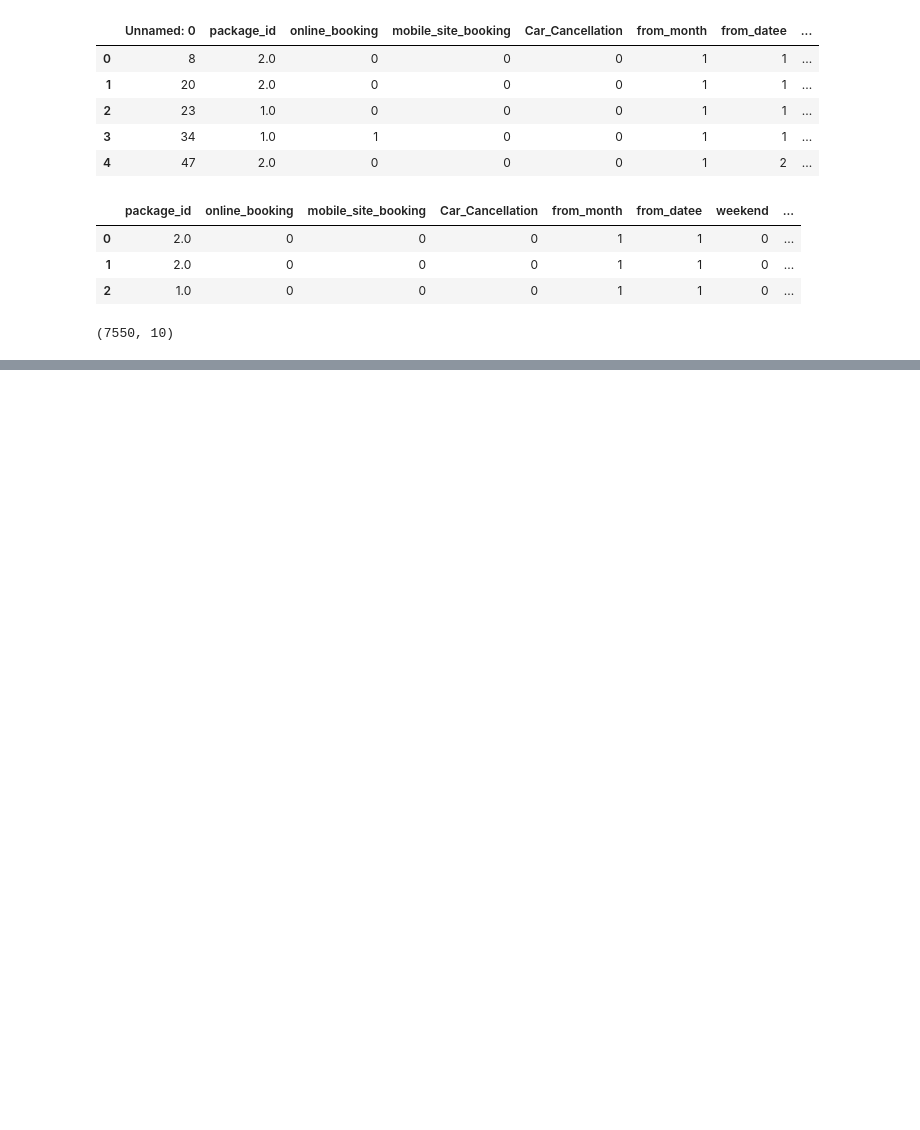
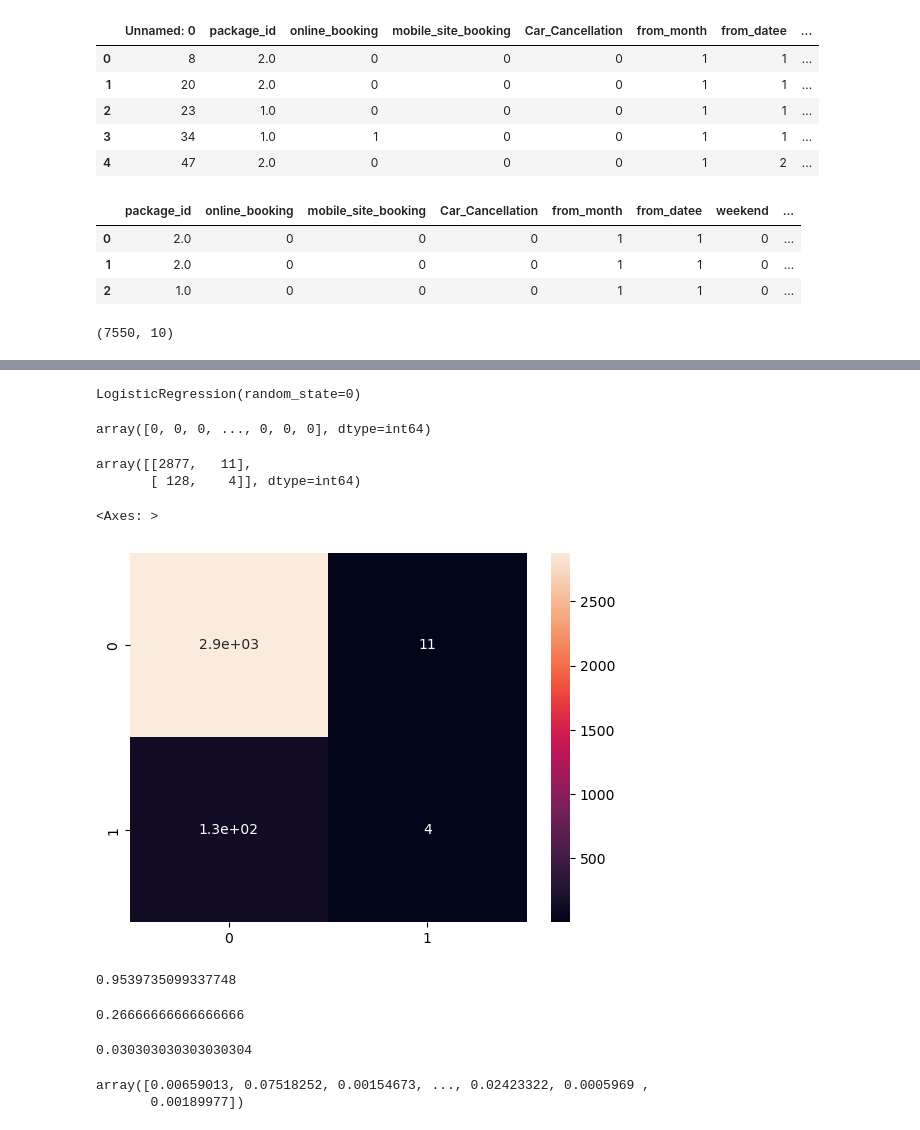
Before and after one commit to TirumaniSrilakshmi/YourCabs-ML-project, a Jupyter notebook: travelType3.ipynb, the cells around one changed output, grey strips where cells are left out. Drawn from its saved outputs; the diff is of its cells as text; code cells hidden in the pictures; blank space fills up the shorter version.

```diff
--- a/travelType3.ipynb
+++ b/travelType3.ipynb
@@ -51,0 +142,45 @@ data.shape
+# %%
+# logistic Regression
+model_logreg = LogisticRegression(random_state = 0)
+# %%
+model_logreg.fit(x_train,y_train)
+# %% [output]
+LogisticRegression(random_state=0)
+# %%
+y_pred = model_logreg.predict(x_test)
+# %%
+y_pred
+# %% [output]
+array([0, 0, 0, ..., 0, 0, 0], dtype=int64)
+# %%
+Conf_matrix_logreg = confusion_matrix(y_test,y_pred)
+Conf_matrix_logreg
+# %% [output]
+array([[2877,   11],
+       [ 128,    4]], dtype=int64)
+# %%
+sns.heatmap(Conf_matrix_logreg,annot = True)
+# %% [output]
+<Axes: >
+[figure, added]
+# %%
+accuracy_logreg = metrics.accuracy_score(y_test,y_pred)
+accuracy_logreg
+# %% [output]
+0.9539735099337748
+# %%
+precision_logreg = metrics.precision_score(y_test,y_pred)
+precision_logreg
+# %% [output]
+0.26666666666666666
+# %%
+recall_logreg = metrics.recall_score(y_test,y_pred)
+recall_logreg
+# %% [output]
+0.030303030303030304
+# %%
+y_pred_proba = model_logreg.predict_proba(x_test)[::,1]
+y_pred_proba
+# %% [output]
+array([0.00659013, 0.07518252, 0.00154673, ..., 0.02423322, 0.0005969 ,
+       0.00189977])
```
Also changed, not shown: parts of 22 cells of this notebook, 2 other files.
